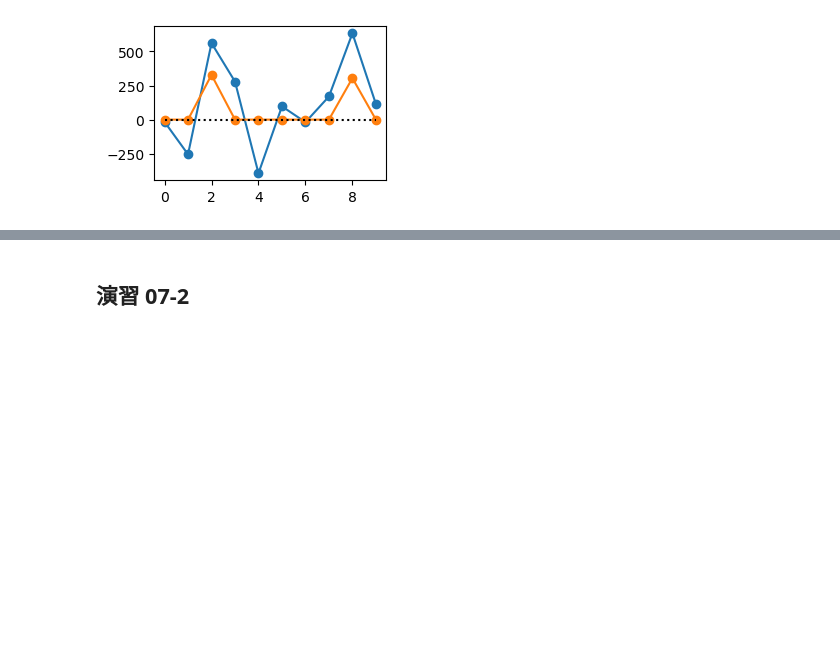
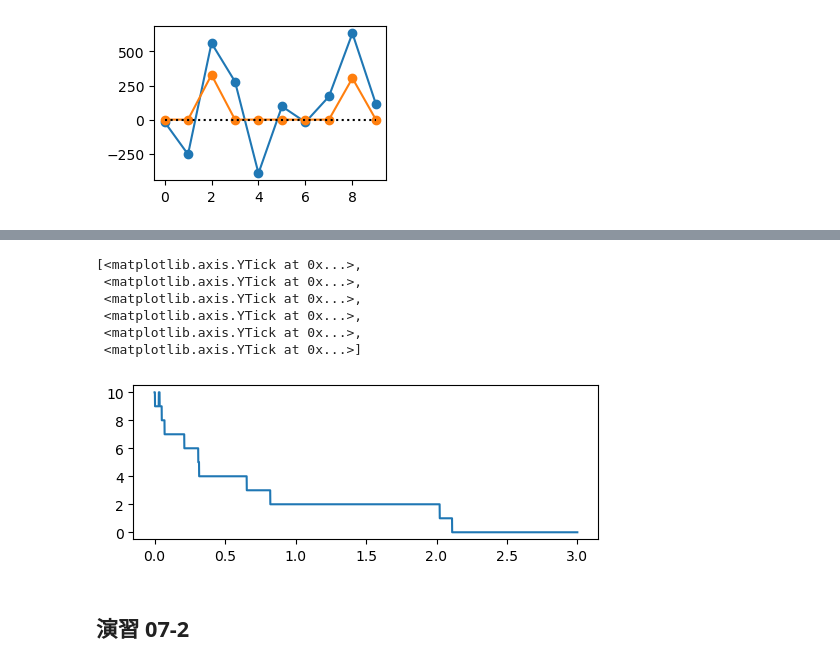
Before and after one commit to NTNKN/ADCA2022, a Jupyter notebook: ADCA2022_07-2_LassoRegression_forme.ipynb, the cells around one changed output, grey strips where cells are left out. Drawn from its saved outputs; the diff is of its cells as text; code cells hidden in the pictures; blank space fills up the shorter version.

```diff
--- a/ADCA2022_07-2_LassoRegression_forme.ipynb
+++ b/ADCA2022_07-2_LassoRegression_forme.ipynb
@@ -184,3 +237,16 @@ ax.plot([0, 9], [0, 0], 'k:')
+# %%
+# 消えていない回帰係数の個数
+fig, ax = plt.subplots(figsize=(6, 2))
+ax.plot(alphas, np.sum(coeffs!=0.0, axis=1))
+ax.set_yticks(np.arange(0, 11, 2))
+# %% [output]
+[<matplotlib.axis.YTick at 0x...>,
+ <matplotlib.axis.YTick at 0x...>,
+ <matplotlib.axis.YTick at 0x...>,
+ <matplotlib.axis.YTick at 0x...>,
+ <matplotlib.axis.YTick at 0x...>,
+ <matplotlib.axis.YTick at 0x...>]
+[figure, added]
 # %% [markdown]
 ## 演習 07-2
 # %% [markdown]
```
Also changed, not shown: parts of 6 cells of this notebook.
